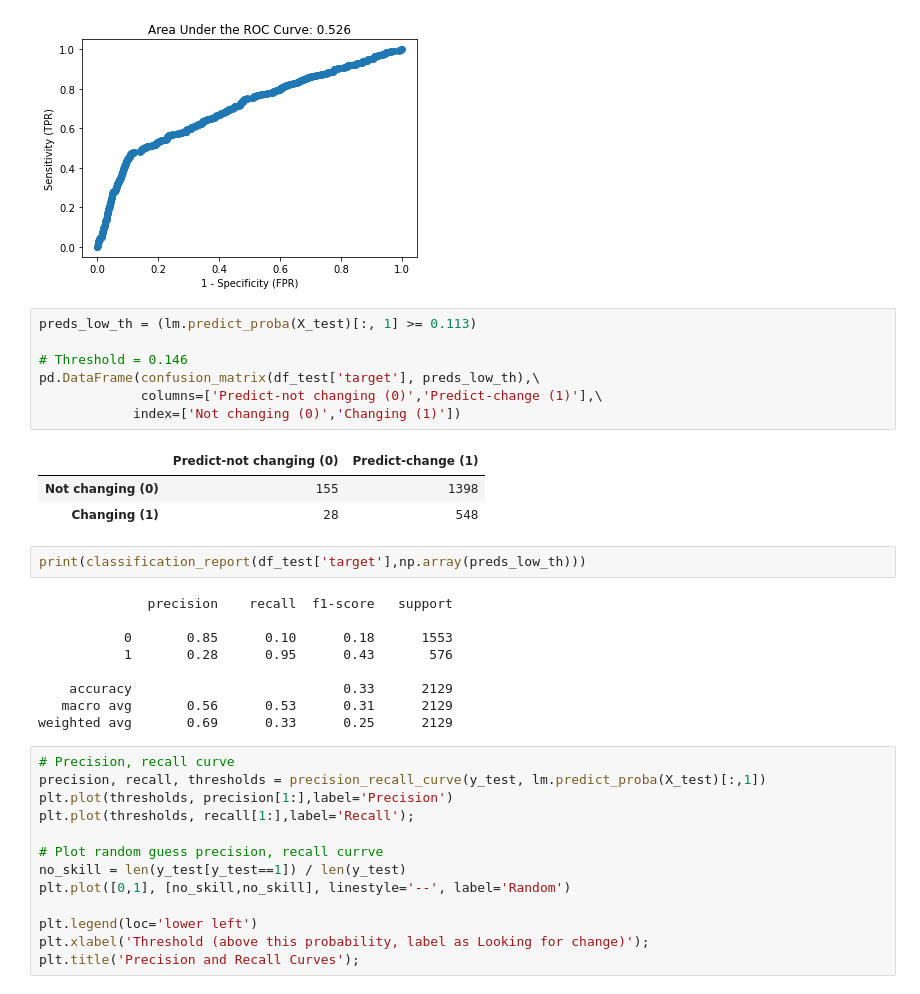
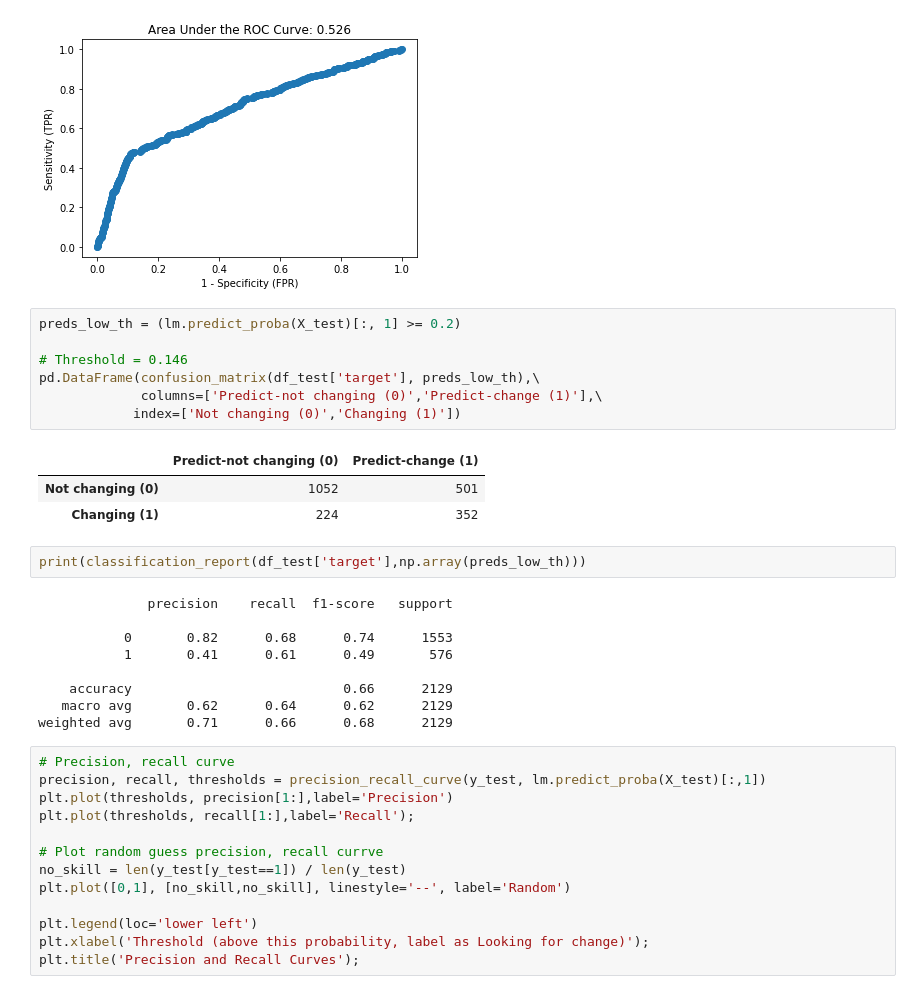
Before and after one commit to katiehuang1221/HR-Analytics-Predict-Who-Will-Leave-The-Job, a Jupyter notebook: notebook/03_continuous_variables.ipynb, the cells around one changed output. Saved outputs shown, nothing was run; the diff lists cells and outputs as text.

```diff
--- a/notebook/03_continuous_variables.ipynb
+++ b/notebook/03_continuous_variables.ipynb
@@ -125,27 +125,27 @@ plot_roc(df_test['target'], lm.predict_proba(X_test)[:, 1] >= 0.113)
 # %% [output]
 [figure]
 # %%
-preds_low_th = (lm.predict_proba(X_test)[:, 1] >= 0.113)
+preds_low_th = (lm.predict_proba(X_test)[:, 1] >= 0.2)
 
 # Threshold = 0.146
 pd.DataFrame(confusion_matrix(df_test['target'], preds_low_th),\
              columns=['Predict-not changing (0)','Predict-change (1)'],\
             index=['Not changing (0)','Changing (1)'])
 # %% [output]
 |  | Predict-not changing (0) | Predict-change (1) |
-| Not changing (0) | 155 | 1398 |
-| Changing (1) | 28 | 548 |
+| Not changing (0) | 1052 | 501 |
+| Changing (1) | 224 | 352 |
 # %%
 print(classification_report(df_test['target'],np.array(preds_low_th)))
 # %% [output]
               precision    recall  f1-score   support
 
-           0       0.85      0.10      0.18      1553
-           1       0.28      0.95      0.43       576
+           0       0.82      0.68      0.74      1553
+           1       0.41      0.61      0.49       576
 
-    accuracy                           0.33      2129
-   macro avg       0.56      0.53      0.31      2129
-weighted avg       0.69      0.33      0.25      2129
+    accuracy                           0.66      2129
+   macro avg       0.62      0.64      0.62      2129
+weighted avg       0.71      0.66      0.68      2129
 # %%
 # Precision, recall curve
 precision, recall, thresholds = precision_recall_curve(y_test, lm.predict_proba(X_test)[:,1])
```
Also changed, not shown: 2 other files.
